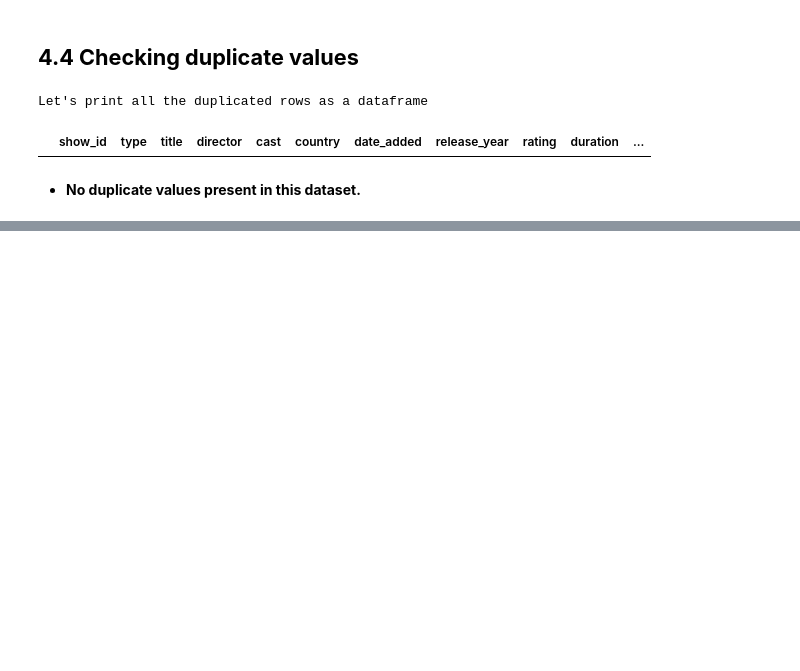
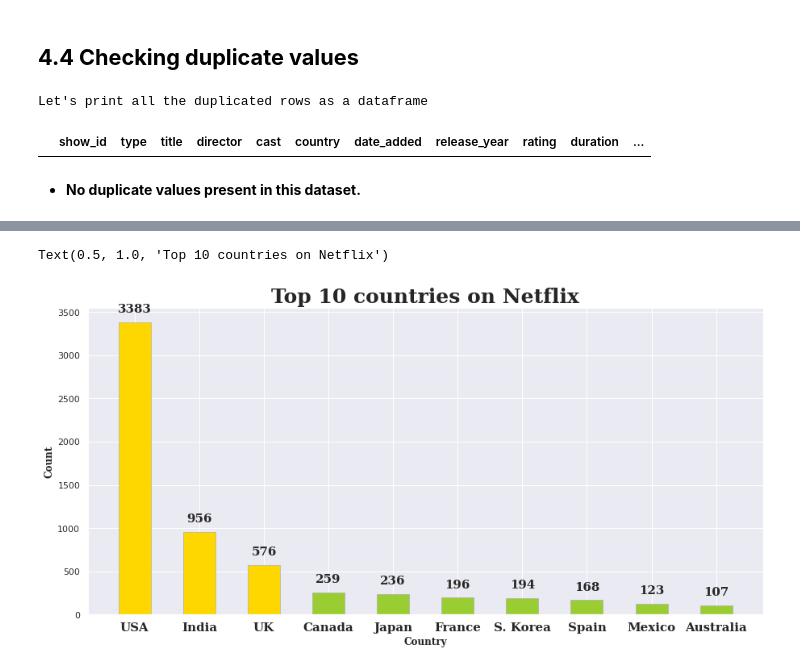
Before and after one commit to priyankashinde-DS/Capstone_project-Netflix_Movies-TV_Shows, a Jupyter notebook: NETFLIX_MOVIES_AND_TV_SHOWS_CLUSTERING.ipynb, the cells around one changed output, grey strips where cells are left out. Drawn from its saved outputs; the diff is of its cells as text; code cells hidden in the pictures; blank space fills up the shorter version.

```diff
--- a/NETFLIX_MOVIES_AND_TV_SHOWS_CLUSTERING.ipynb
+++ b/NETFLIX_MOVIES_AND_TV_SHOWS_CLUSTERING.ipynb
@@ -204,0 +325,6 @@ Let's print all the duplicated rows as a dataframe
+# %%
+# # Replace null values in country column with the United States
+netflix_df['country'] = netflix_df['country'].fillna(netflix_df['country'].mode()[0])
+
+# Check if all the null values in country column are filled
+netflix_df.country.isna().sum()
@@ -204,0 +394,14 @@ Let's print all the duplicated rows as a dataframe
+# %%
+# create count column for various plots
+netflix_df['count'] = 1
+
+# Lets retrieve just the first country from country col.
+netflix_df['first_country'] = netflix_df['country'].apply(lambda x: x.split(",")[0])
+
+# Reducing name length
+netflix_df['first_country'].replace('United States', 'USA', inplace=True)
+netflix_df['first_country'].replace('United Kingdom', 'UK',inplace=True)
+netflix_df['first_country'].replace('South Korea', 'S. Korea',inplace=True)
+
+# Let's check few country
+netflix_df['first_country'].head().to_frame()
@@ -204,0 +415,25 @@ Let's print all the duplicated rows as a dataframe
+# %%
+data = netflix_df.groupby('first_country')['count'].sum().sort_values(ascending=False)[:10]
+
+color_map = ['yellowgreen' for _ in range(10)]
+color_map[0] = color_map[1] = color_map[2] =  'gold' # color highlight
+
+fig, ax = plt.subplots(1,1, figsize=(15, 7))
+ax.bar(data.index, data, width=0.5,
+       edgecolor='darkgray',
+       linewidth=0.6,color=color_map)
+
+
+#annotations
+for i in data.index:
+    ax.annotate(f"{data[i]}",
+                   xy=(i, data[i] + 150), #i like to change this to roughly 5% of the highest cat
+                   va = 'center', ha='center',fontweight='bold', fontfamily='serif', fontsize=15)
+
+ax.set_xticklabels(data.index,fontweight='bold', fontfamily='serif', fontsize=15)
+plt.xlabel('Country',fontfamily='serif', fontsize=12,fontweight='bold')
+plt.ylabel('Count',fontfamily='serif', fontsize=12,fontweight='bold')
+ax.set_title( 'Top 10 countries on Netflix', fontsize=25, fontweight='bold', fontfamily='serif')
+# %% [output]
+Text(0.5, 1.0, 'Top 10 countries on Netflix')
+[figure, added]
```
Also changed, not shown: parts of 88 cells of this notebook.
